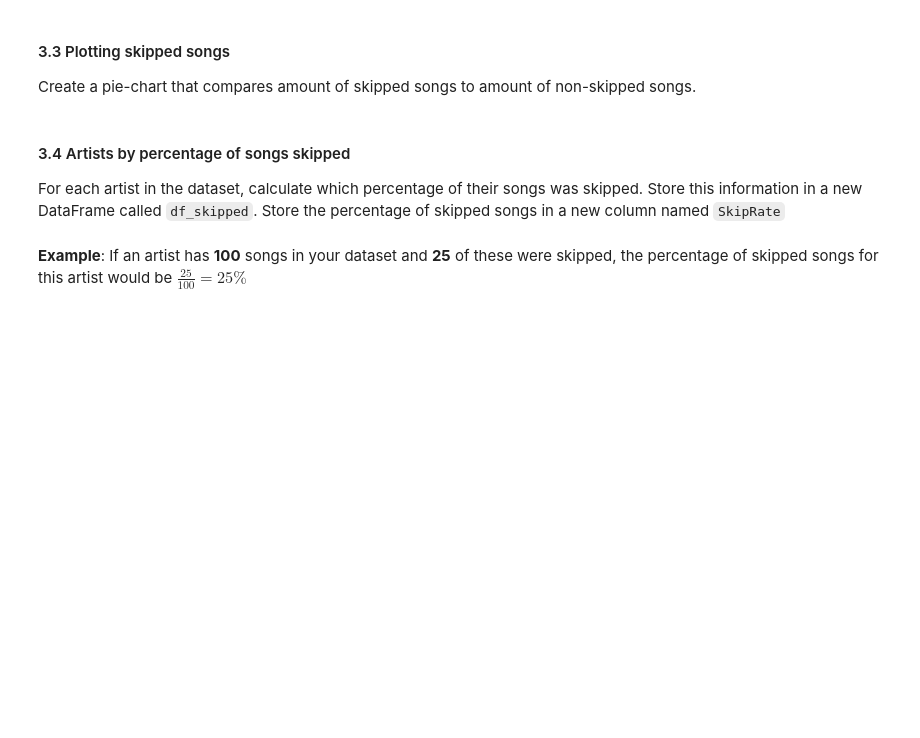
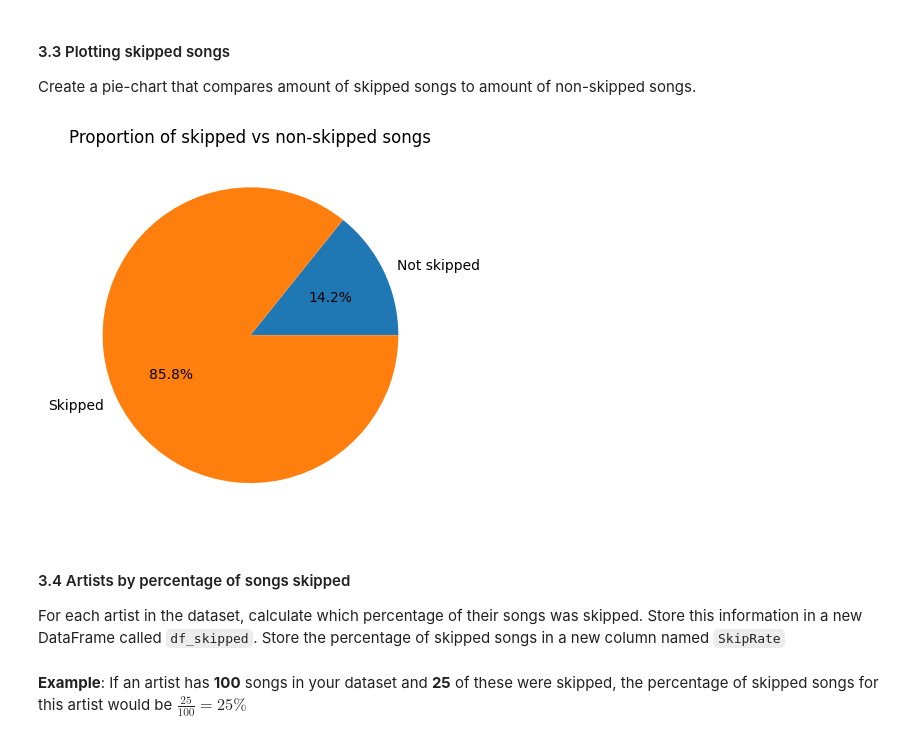
Before and after one commit to B-rage04/DAT200G4, a Jupyter notebook: CA1_assignment/assignment/CA1_spotify.ipynb, the cells around one changed output. Drawn from its saved outputs; the diff is of its cells as text; code cells hidden in the pictures; blank space fills up the shorter version.

```diff
--- a/CA1_assignment/assignment/CA1_spotify.ipynb
+++ b/CA1_assignment/assignment/CA1_spotify.ipynb
@@ -177,3 +214,8 @@ I think many people find that some types of music are more suitable for morning
 #### 3.2 Analysing skipped songs
 Determining whether a song was skipped or listened to can be challenging. For this analysis, we'll simplify by defining a skipped song as any track played for less than 30 seconds. Conversely, a song played for 30 seconds or more is considered listened to. \
  Add a column to your DataFrame to reflect this criteria: set the value to 1 if the song was played for less than 30 seconds (indicating a skipped song), and 0 if it was played for 30 seconds or longer.
+# %%
+df["skipped"] = (df["msPlayed"]/30000 < 1).astype(int)
+# df["skipped"] = (df["secPlayed"] < 30).astype(int)
+
+df.head()
@@ -180,6 +229,16 @@ Determining whether a song was skipped or listened to can be challenging. For th
 # %% [markdown]
 #### 3.3 Plotting skipped songs
 Create a pie-chart that compares amount of skipped songs to amount of non-skipped songs.
+# %%
+skip_counts = df["skipped"].value_counts().sort_index()
+
+fig3, ax3 = plt.subplots()
+ax3.pie(skip_counts, labels=["Not skipped", "Skipped"], autopct="%1.1f%%")
+ax3.set_title("Proportion of skipped vs non-skipped songs")
+
+plt.show()
+# %% [output]
+[figure, added]
 # %% [markdown]
 #### 3.4 Artists by percentage of songs skipped
 For each artist in the dataset, calculate which percentage of their songs was skipped. Store this information in a new DataFrame called `df_skipped`. Store the percentage of skipped songs in a new column named `SkipRate`\
```
Also changed, not shown: parts of 4 cells of this notebook.
